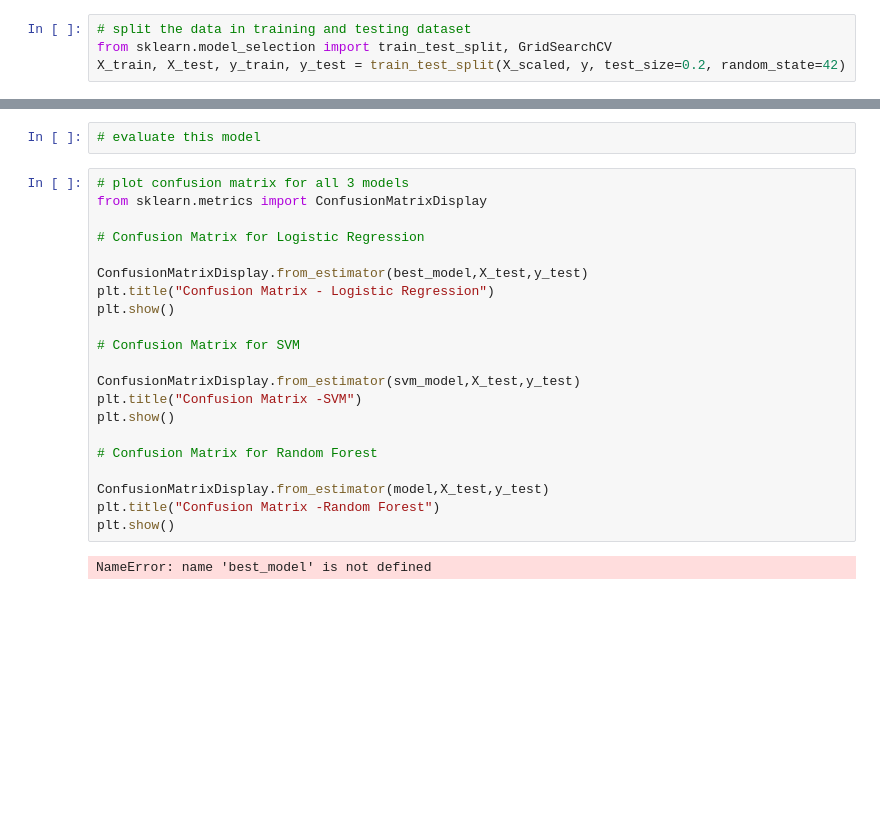
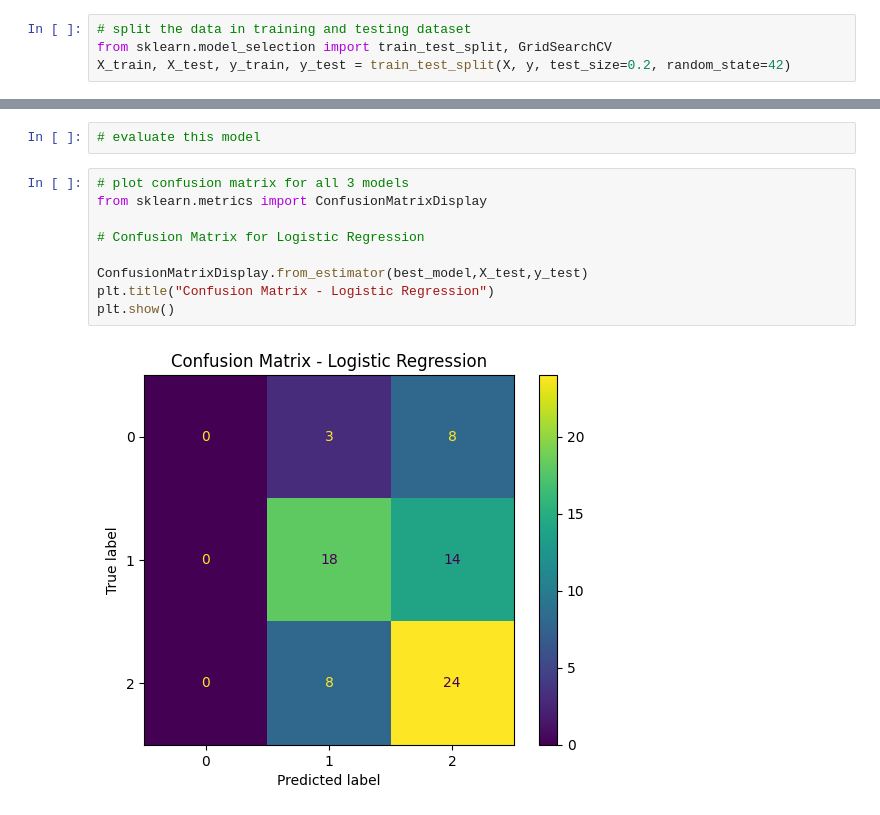
Before and after one commit to Khushboo-Verma2004/AI-ML-2, a Jupyter notebook: Dementia Prediction/Dementia_Prediction.ipynb, the cells around one changed output, grey strips where cells are left out. Cells and saved outputs as stored; diff of their text form; blank space fills up the shorter version.

```diff
--- a/Dementia Prediction/Dementia_Prediction.ipynb
+++ b/Dementia Prediction/Dementia_Prediction.ipynb
@@ -259,4 +259,4 @@ data[columns] = s.fit_transform(data[columns])
 # %%
 # split the data in training and testing dataset
 from sklearn.model_selection import train_test_split, GridSearchCV
-X_train, X_test, y_train, y_test = train_test_split(X_scaled, y, test_size=0.2, random_state=42)
+X_train, X_test, y_train, y_test = train_test_split(X, y, test_size=0.2, random_state=42)
@@ -297,23 +295,11 @@ Accuracy: 0.8533333333333334
 # %%
 # plot confusion matrix for all 3 models
 from sklearn.metrics import ConfusionMatrixDisplay
 
 # Confusion Matrix for Logistic Regression
 
 ConfusionMatrixDisplay.from_estimator(best_model,X_test,y_test)
 plt.title("Confusion Matrix - Logistic Regression")
 plt.show()
-
-# Confusion Matrix for SVM
-
-ConfusionMatrixDisplay.from_estimator(svm_model,X_test,y_test)
-plt.title("Confusion Matrix -SVM")
-plt.show()
-
-# Confusion Matrix for Random Forest
-
-ConfusionMatrixDisplay.from_estimator(model,X_test,y_test)
-plt.title("Confusion Matrix -Random Forest")
-plt.show()
 # %% [output]
-NameError: name 'best_model' is not defined
+[figure, added]
```
Also changed, not shown: parts of 2 cells of this notebook.
